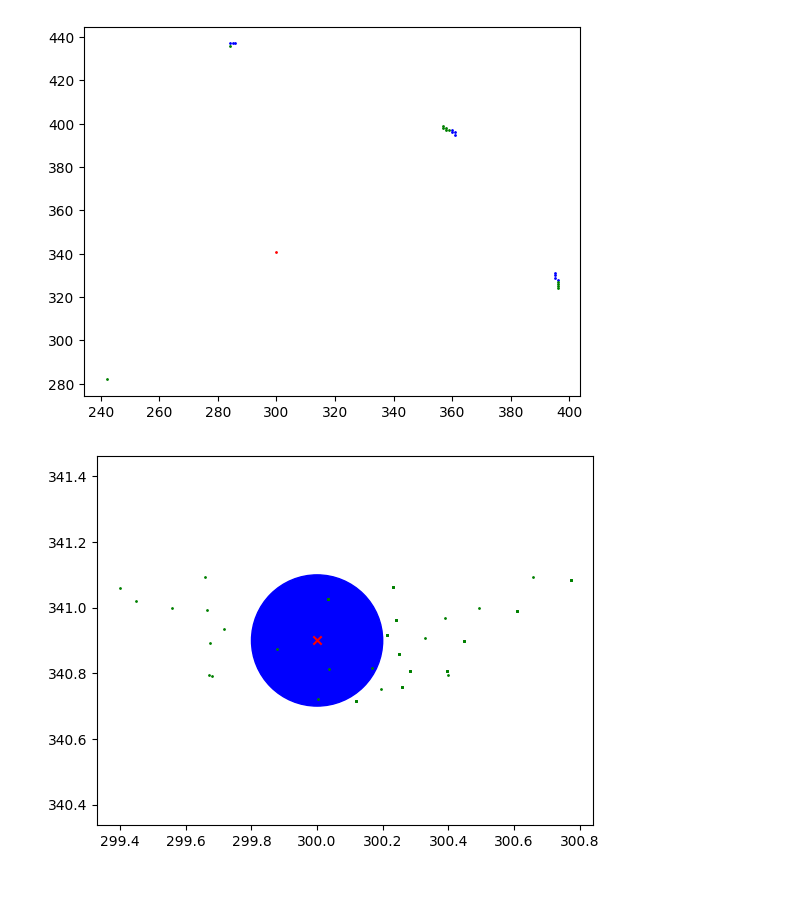
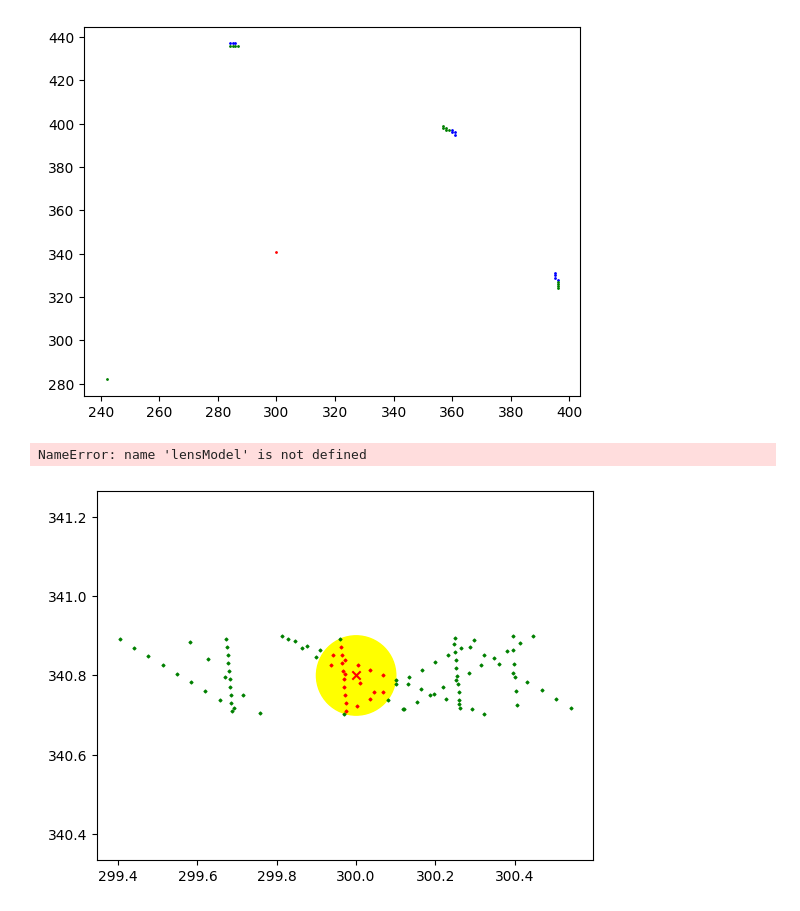
Before and after one commit to diceandcats/SURE-GW-lensing, a Jupyter notebook: Real stuffs/subpixel.ipynb, the cells around one changed output. Cells and saved outputs as stored; diff of their text form; code cells hidden in the pictures.

```diff
--- a/Real stuffs/subpixel.ipynb
+++ b/Real stuffs/subpixel.ipynb
@@ -52,14 +52,17 @@ print(alpha_y_2d[100,300])
 [figure]
 # %%
 # make a subpixel circle
-center = (300, 340.9)
-radius = 0.2
+center = (300, 340.8)
+radius = 0.1
 
-# locate the source plane pixel that the center of the circle is in
+# touch 2 pixels case
 nbh_ceil = (center[0], ceil(center[1]))
 nbh_floor = (center[0], floor(center[1]))
+
 img_int_up = []
 img_int_down = []
+
+
 for i in range(size):
     for j in range(size):
         ycoord = i-alpha_y_2d[i,j] # src coord
@@ -69,65 +72,78 @@ for i in range(size):
         if round(ycoord) == nbh_ceil[1] and round(xcoord) == nbh_ceil[0]:
             img_int_up.append((j,i)) #(x,y)
         if round(ycoord) == nbh_floor[1] and round(xcoord) == nbh_floor[0]:
-            img_int_down.append((j,i)) #(x,y)
+            img_int_down.append((j,i))
+
 
 
 plt.scatter(center[0], center[1], c='r', s=1)
-for i in range(len(img_int_up)):
-    plt.scatter(img_int_up[i][0], img_int_up[i][1], c='b', s=1)
-    plt.scatter(img_int_down[i][0], img_int_down[i][1], c='g', s=1)
+plt.scatter([i[0] for i in img_int_up], [i[1] for i in img_int_up], c='b', s=1)
+plt.scatter([i[0] for i in img_int_down], [i[1] for i in img_int_down], c='g', s=1)
 print(img_int_up)
 print(img_int_down)
 # %% [output]
 [(396, 328), (395, 329), (395, 330), (395, 331), (361, 395), (360, 396), (361, 396), (360, 397), (284, 437), (285, 437), (286, 437)]
 [(242, 282), (396, 324), (396, 325), (396, 326), (396, 327), (358, 397), (359, 397), (357, 398), (358, 398), (357, 399), (284, 436), (285, 436), (286, 436), (287, 436)]
 [figure]
+# %%
+def src_pos_test(img_guess, lensModel=lensModel):
+    alpha_x, alpha_y = lensModel.alpha(img_guess[0], img_guess[1], kwargs_lens)
+    return (img_guess[0]-alpha_x, img_guess[1]-alpha_y)
+int_guess = (300, 340.8)
+diff = np.sqrt((src_pos_test(int_guess)[0]-center[0])**2 + (src_pos_test(int_guess)[1]-center[1])**2)
+# %% [output]
+NameError: name 'lensModel' is not defined
 # %%
-
 # Number of steps for interpolation
-num_steps = 10
+num_steps = 50
 n=0
 # Function to interpolate between two points
 
 # Function to interpolate deflection angles
-def interpolate_deflection_y(p1, p2, num_steps, alpha_y_2d):
+def interpolate_deflection(p1, p2, num_steps, alpha_y_2d):
     deflection_steps = []
     for t in range(num_steps + 1):
         ratio = t / num_steps
         y = p1[1] + (p2[1] - p1[1]) * ratio
         x = p1[0] + (p2[0] - p1[0]) * ratio
         alpha_x = alpha_x_2d[p1[1],p1[0]]*ratio + alpha_x_2d[p2[1],p2[0]]*(1-ratio)
         alpha_y = alpha_y_2d[p1[1],p1[0]]*ratio + alpha_y_2d[p2[1],p2[0]]*(1-ratio)
         src_y = y-alpha_y
         src_x = x-alpha_x
         deflection_steps.append([x, y, src_x, src_y])
     return deflection_steps
 
 points = []
 
 # Generate steps for each pair of points
 for i in range(len(img_int_up)):
     for j in range(len(img_int_down)):
         up = img_int_up[i]
         down = img_int_down[j]
         if abs(up[0]-down[0])>1 or abs(up[1]-down[1])>1:
             continue
+        if up[0] == down[0] and up[1] == down[1]:
+            continue
+        # Get img pos and src y coord
+        src_pos = interpolate_deflection(up, down, num_steps, alpha_y_2d)
 
-        # Get img pos and src y coord
-        src_pos = interpolate_deflection_y(up, down, num_steps, alpha_y_2d)
-
-        for i in range(len(src_pos)):
-            dy = abs(src_pos[i][3] - center[1])
+        for k in range(len(src_pos)):
+            dy = abs(src_pos[k][3] - center[1])
             if dy<radius:
-                points.append(src_pos[i])
+                points.append(src_pos[k])
 
 from matplotlib.patches import Circle
-circle = Circle(center, radius, color='blue', fill=True)
+circle = Circle(center, radius, color='yellow', fill=True)
 ax = plt.gca()  # Get current axes
 ax.add_patch(circle)  # Add the circle to the plot
 plt.scatter(center[0], center[1], c='r', marker='x')
-plt.axis('equal')  # Set equal scaling by changing axis limitss
+plt.axis('equal')  # Set equal scaling by changing axis limits
+
 for i in range(len(points)):
-    plt.scatter(points[i][2], points[i][3], c='g', s=1)
+    dist = np.sqrt((points[i][2]-center[0])**2 + (points[i][3]-center[1])**2)
+    if dist < radius:
+        plt.scatter(points[i][2], points[i][3], c='r', s=2, marker='D')
+    else:
+        plt.scatter(points[i][2], points[i][3], c='g', s=2, marker='D')
 # %% [output]
-[figure, old version]
+[figure, new version]
```
Also changed, not shown: parts of 3 cells of this notebook.
